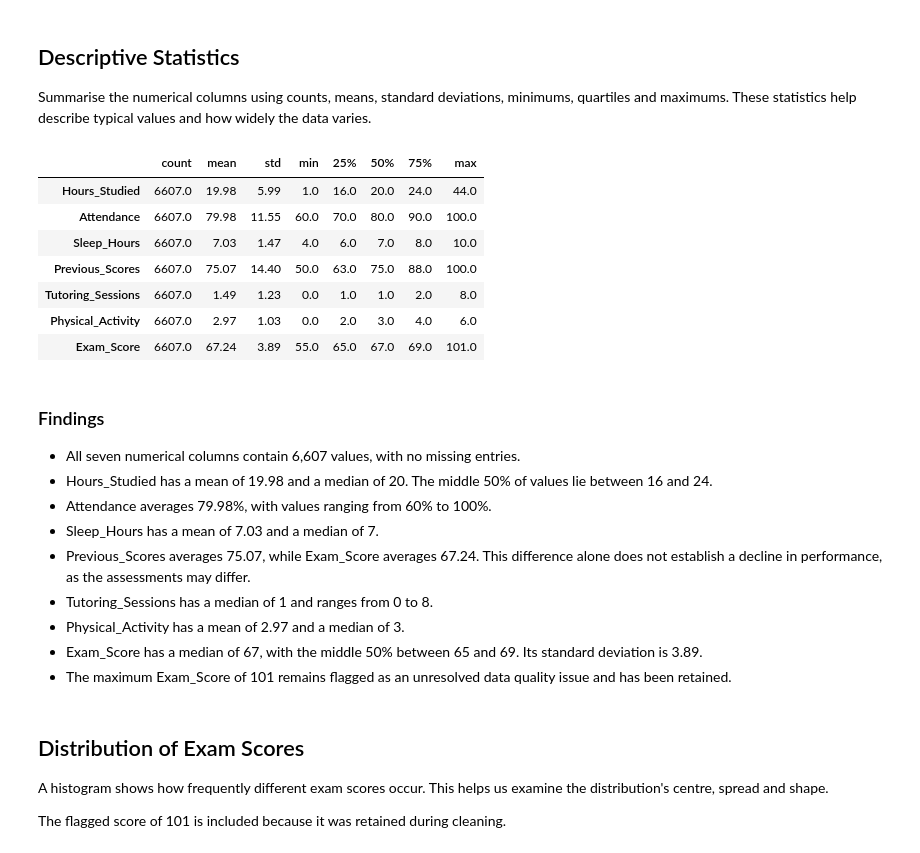
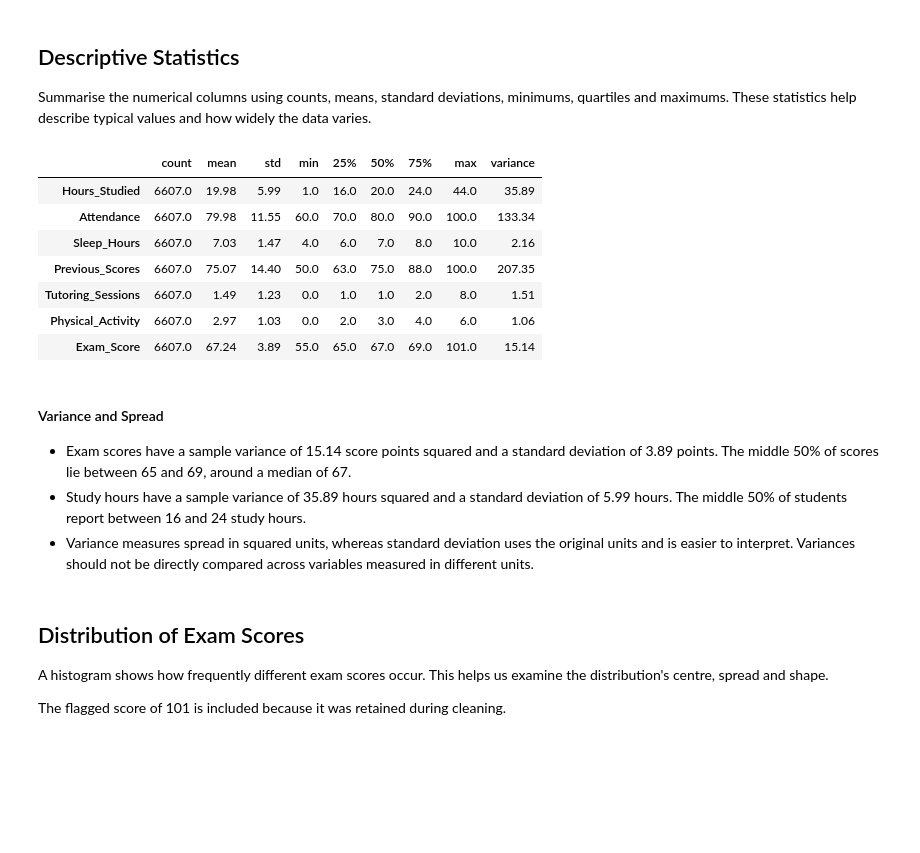
Before and after one commit to LieneRubule/student-performance-analysis, a Jupyter notebook: jupyter_notebooks/Student_Performance_EDA.ipynb, the cells around one changed output. Cells and saved outputs as stored; diff of their text form; code cells hidden in the pictures; blank space fills up the shorter version.

Commit message:
Add variance to descriptive statistics and interpret spread

```diff
--- a/jupyter_notebooks/Student_Performance_EDA.ipynb
+++ b/jupyter_notebooks/Student_Performance_EDA.ipynb
@@ -219,34 +219,40 @@ Summarise the numerical columns using counts, means, standard deviations,
 minimums, quartiles and maximums. These statistics help describe typical
 values and how widely the data varies.
 # %%
+# Created with ChatGPT assistance for this project's analysis.
+
 # Summarise numerical columns, with one row per variable
-df.describe().T.round(2)
+descriptive_stats = df.describe().T
+
+# Add sample variance for each numerical column
+descriptive_stats["variance"] = df.select_dtypes(
+    include="number"
+).var()
+
+# Display the completed summary
+descriptive_stats.round(2)
 # %% [output]
-|  | count | mean | std | min | 25% | 50% | 75% | max |
-| Hours_Studied | 6607.0 | 19.98 | 5.99 | 1.0 | 16.0 | 20.0 | 24.0 | 44.0 |
-| Attendance | 6607.0 | 79.98 | 11.55 | 60.0 | 70.0 | 80.0 | 90.0 | 100.0 |
-| Sleep_Hours | 6607.0 | 7.03 | 1.47 | 4.0 | 6.0 | 7.0 | 8.0 | 10.0 |
-| Previous_Scores | 6607.0 | 75.07 | 14.40 | 50.0 | 63.0 | 75.0 | 88.0 | 100.0 |
-| Tutoring_Sessions | 6607.0 | 1.49 | 1.23 | 0.0 | 1.0 | 1.0 | 2.0 | 8.0 |
-| Physical_Activity | 6607.0 | 2.97 | 1.03 | 0.0 | 2.0 | 3.0 | 4.0 | 6.0 |
-| Exam_Score | 6607.0 | 67.24 | 3.89 | 55.0 | 65.0 | 67.0 | 69.0 | 101.0 |
+|  | count | mean | std | min | 25% | 50% | 75% | max | variance |
+| Hours_Studied | 6607.0 | 19.98 | 5.99 | 1.0 | 16.0 | 20.0 | 24.0 | 44.0 | 35.89 |
+| Attendance | 6607.0 | 79.98 | 11.55 | 60.0 | 70.0 | 80.0 | 90.0 | 100.0 | 133.34 |
+| Sleep_Hours | 6607.0 | 7.03 | 1.47 | 4.0 | 6.0 | 7.0 | 8.0 | 10.0 | 2.16 |
+| Previous_Scores | 6607.0 | 75.07 | 14.40 | 50.0 | 63.0 | 75.0 | 88.0 | 100.0 | 207.35 |
+| Tutoring_Sessions | 6607.0 | 1.49 | 1.23 | 0.0 | 1.0 | 1.0 | 2.0 | 8.0 | 1.51 |
+| Physical_Activity | 6607.0 | 2.97 | 1.03 | 0.0 | 2.0 | 3.0 | 4.0 | 6.0 | 1.06 |
+| Exam_Score | 6607.0 | 67.24 | 3.89 | 55.0 | 65.0 | 67.0 | 69.0 | 101.0 | 15.14 |
 # %% [markdown]
-### Findings
+#### Variance and Spread
 
-- All seven numerical columns contain 6,607 values, with no missing entries.
-- Hours_Studied has a mean of 19.98 and a median of 20.
-  The middle 50% of values lie between 16 and 24.
-- Attendance averages 79.98%, with values ranging from 60% to 100%.
-- Sleep_Hours has a mean of 7.03 and a median of 7.
-- Previous_Scores averages 75.07, while Exam_Score averages 67.24.
-  This difference alone does not establish a decline in performance,
-  as the assessments may differ.
-- Tutoring_Sessions has a median of 1 and ranges from 0 to 8.
-- Physical_Activity has a mean of 2.97 and a median of 3.
-- Exam_Score has a median of 67, with the middle 50% between 65 and 69.
-  Its standard deviation is 3.89.
-- The maximum Exam_Score of 101 remains flagged as an unresolved
-  data quality issue and has been retained.
+- Exam scores have a sample variance of 15.14 score points
+  squared and a standard deviation of 3.89 points. The middle
+  50% of scores lie between 65 and 69, around a median of 67.
+- Study hours have a sample variance of 35.89 hours squared
+  and a standard deviation of 5.99 hours. The middle 50% of
+  students report between 16 and 24 study hours.
+- Variance measures spread in squared units, whereas standard
+  deviation uses the original units and is easier to interpret.
+  Variances should not be directly compared across variables
+  measured in different units.
 # %% [markdown]
 ## Distribution of Exam Scores
 
```
